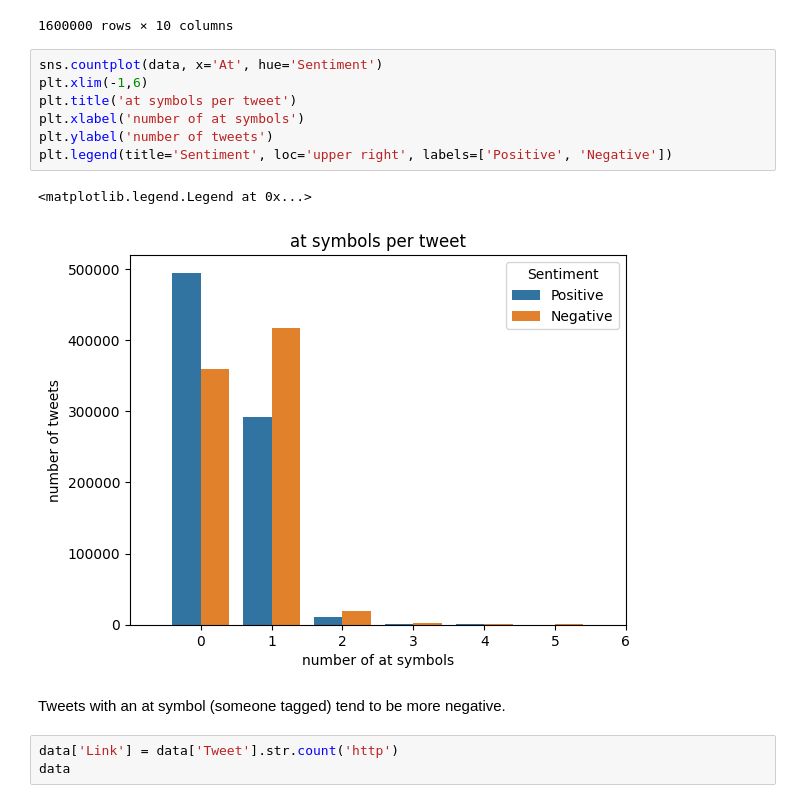
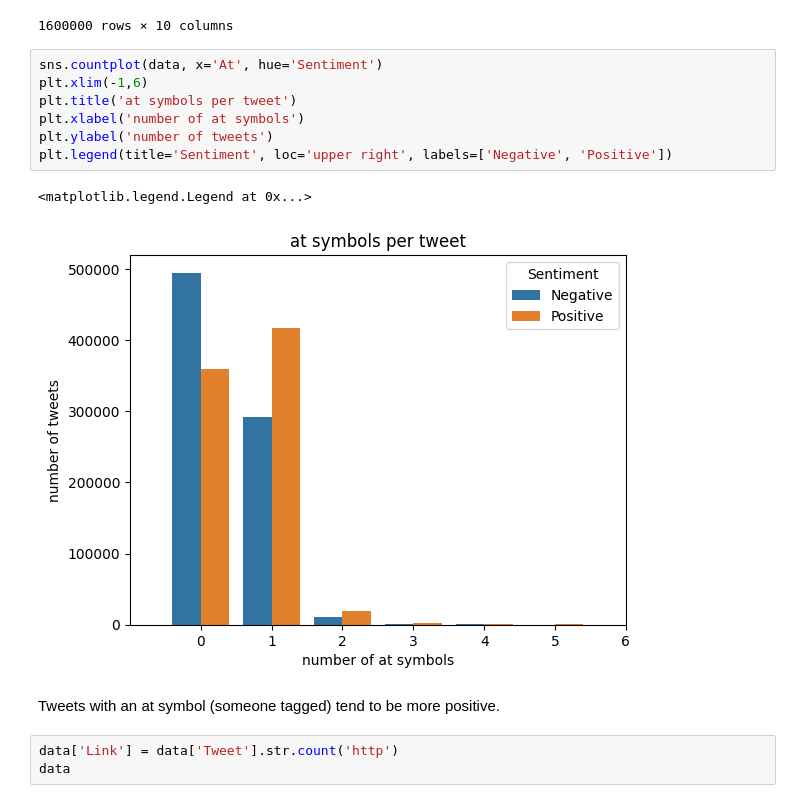
Before and after one commit to DavidStein7/marketing_analytics_project, a Jupyter notebook: Notebooks/finn_data_exploration.ipynb, the cells around one changed output. Saved outputs shown, nothing was run; the diff lists cells and outputs as text.

```diff
--- a/Notebooks/finn_data_exploration.ipynb
+++ b/Notebooks/finn_data_exploration.ipynb
@@ -312,15 +312,15 @@ data
 # %%
 sns.countplot(data, x='At', hue='Sentiment')
 plt.xlim(-1,6)
 plt.title('at symbols per tweet')
 plt.xlabel('number of at symbols')
 plt.ylabel('number of tweets')
-plt.legend(title='Sentiment', loc='upper right', labels=['Positive', 'Negative'])
+plt.legend(title='Sentiment', loc='upper right', labels=['Negative', 'Positive'])
 # %% [output]
 <matplotlib.legend.Legend at 0x...>
-[figure, old version]
+[figure, new version]
 # %% [markdown]
-Tweets with an at symbol (someone tagged) tend to be more negative.
+Tweets with an at symbol (someone tagged) tend to be more positive.
 # %%
 data['Link'] = data['Tweet'].str.count('http')
 data
```
Also changed, not shown: parts of 8 cells of this notebook.
